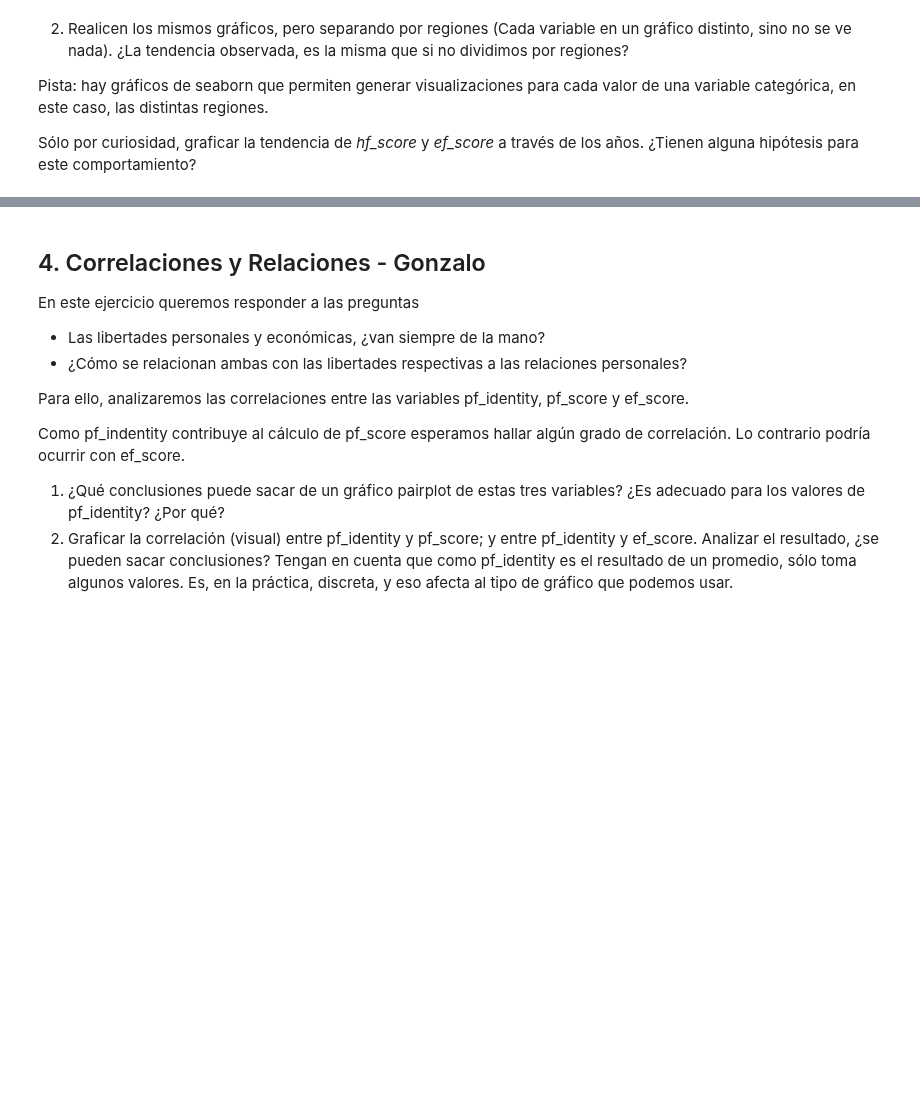
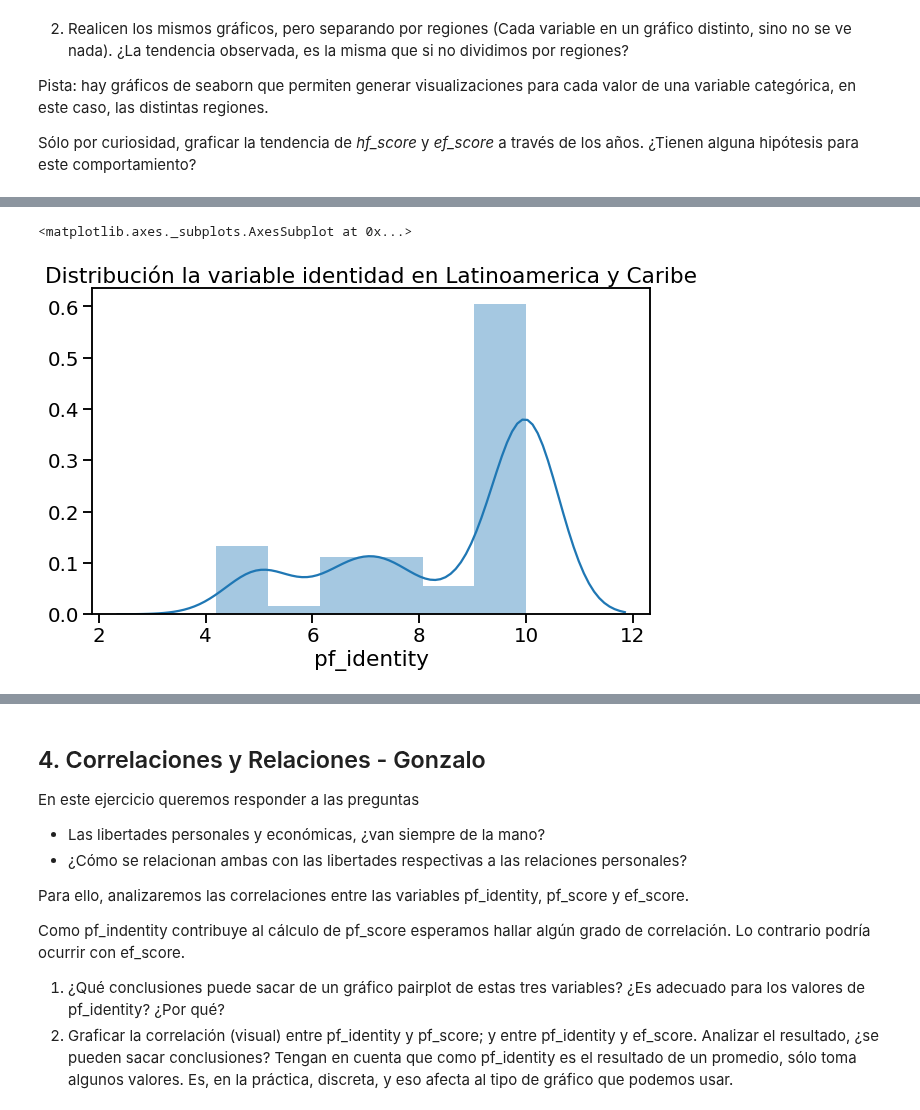
Before and after one commit to diplodatos2020-grupo5/AnalisisyVisualizacion, a Jupyter notebook: practico.ipynb, the cells around one changed output, grey strips where cells are left out. Cells and saved outputs as stored; diff of their text form; code cells hidden in the pictures; blank space fills up the shorter version.

```diff
--- a/practico.ipynb
+++ b/practico.ipynb
@@ -499,0 +502,8 @@ vz_tend_pf = seaborn.regplot(x="year",y="pf_mean",data = pf_vz)
+# %%
+latam = dataset.groupby(['region']).get_group('LatAm')
+plt.figure(figsize=(10,6))
+plt.title('Distribución la variable identidad en Latinoamerica y Caribe')
+seaborn.distplot(latam.pf_identity)
+# %% [output]
+<matplotlib.axes._subplots.AxesSubplot at 0x...>
+[figure, added]
```
Also changed, not shown: parts of 22 cells of this notebook.
